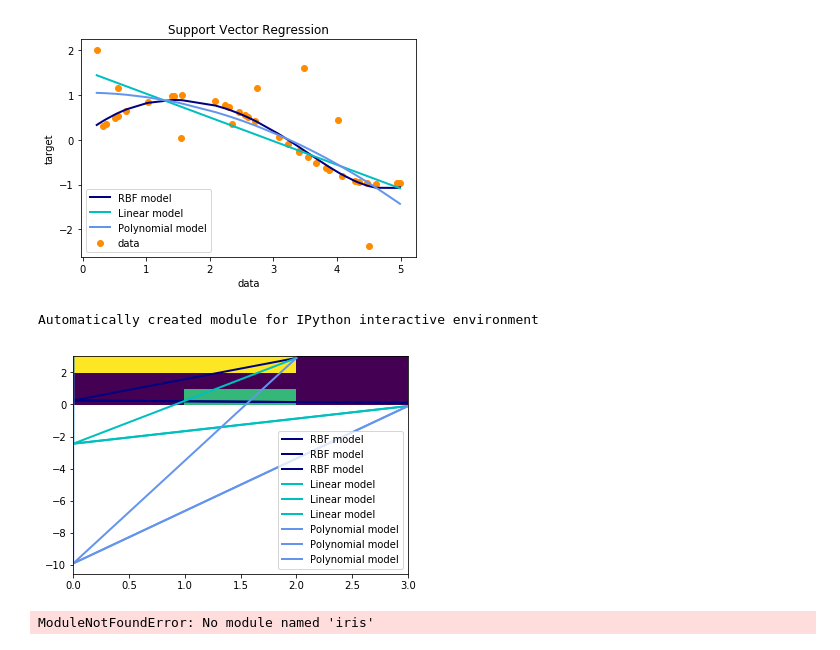
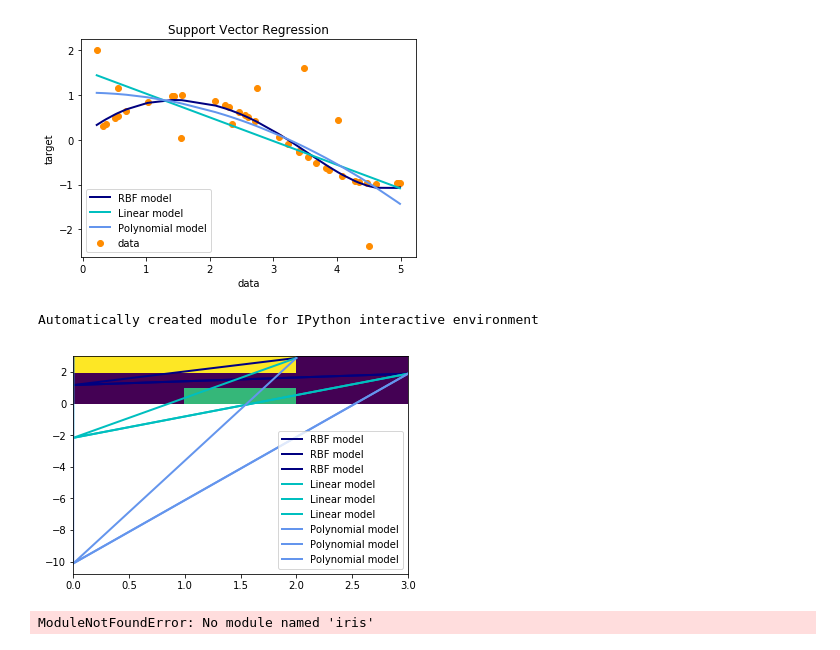
Before and after one commit to patrick-kidger/MPE-CDT-Project, a Jupyter notebook: plot_svm_regression.ipynb, the cells around one changed output. Saved outputs shown, nothing was run; the diff lists cells and outputs as text; code cells hidden in the pictures.

```diff
--- a/plot_svm_regression.ipynb
+++ b/plot_svm_regression.ipynb
@@ -57,35 +56,35 @@ import matplotlib.pyplot as plt
 # #############################################################################
 # Generate sample data
 X = [[0, 2, 0], [0, 0, 0], [3,3, 0]]
-y = [np.random.random(), 3.0, 0]
+y = [np.random.random(), 3.0, 2]
 
 # #############################################################################
 # Add noise to targets
 
 # #############################################################################
 # Fit regression model
 svr_rbf = SVR(kernel='rbf', C=1e3, gamma=0.1)
 svr_lin = SVR(kernel='linear', C=1e3)
 svr_poly = SVR(kernel='poly', C=1e3, degree=2)
 y_rbf = svr_rbf.fit(X, y).predict([[0, 0, 0], [1, 5, 0], [3,3, 0]])
 y_lin = svr_lin.fit(X, y).predict([[0, 0, 0], [1, 5, 0], [3,3, 0]])
 y_poly = svr_poly.fit(X, y).predict([[0, 0, 0], [1, 5, 0], [3,3, 0]])
 
 # #############################################################################
 # Look at the results
 lw = 2
 plt.pcolormesh(X, label='data')
 plt.plot(X, y_rbf, color='navy', lw=lw, label='RBF model')
 plt.plot(X, y_lin, color='c', lw=lw, label='Linear model')
 plt.plot(X, y_poly, color='cornflowerblue', lw=lw, label='Polynomial model')
 # plt.xlabel('data')
 # plt.ylabel('target')
 # plt.title('Support Vector Regression')
 plt.legend()
 plt.show()
 # %% [output]
 Automatically created module for IPython interactive environment
-[figure, old version]
+[figure, new version]
 # %%
 import bokeh
 # %%
```
Also changed, not shown: parts of 2 cells of this notebook.
